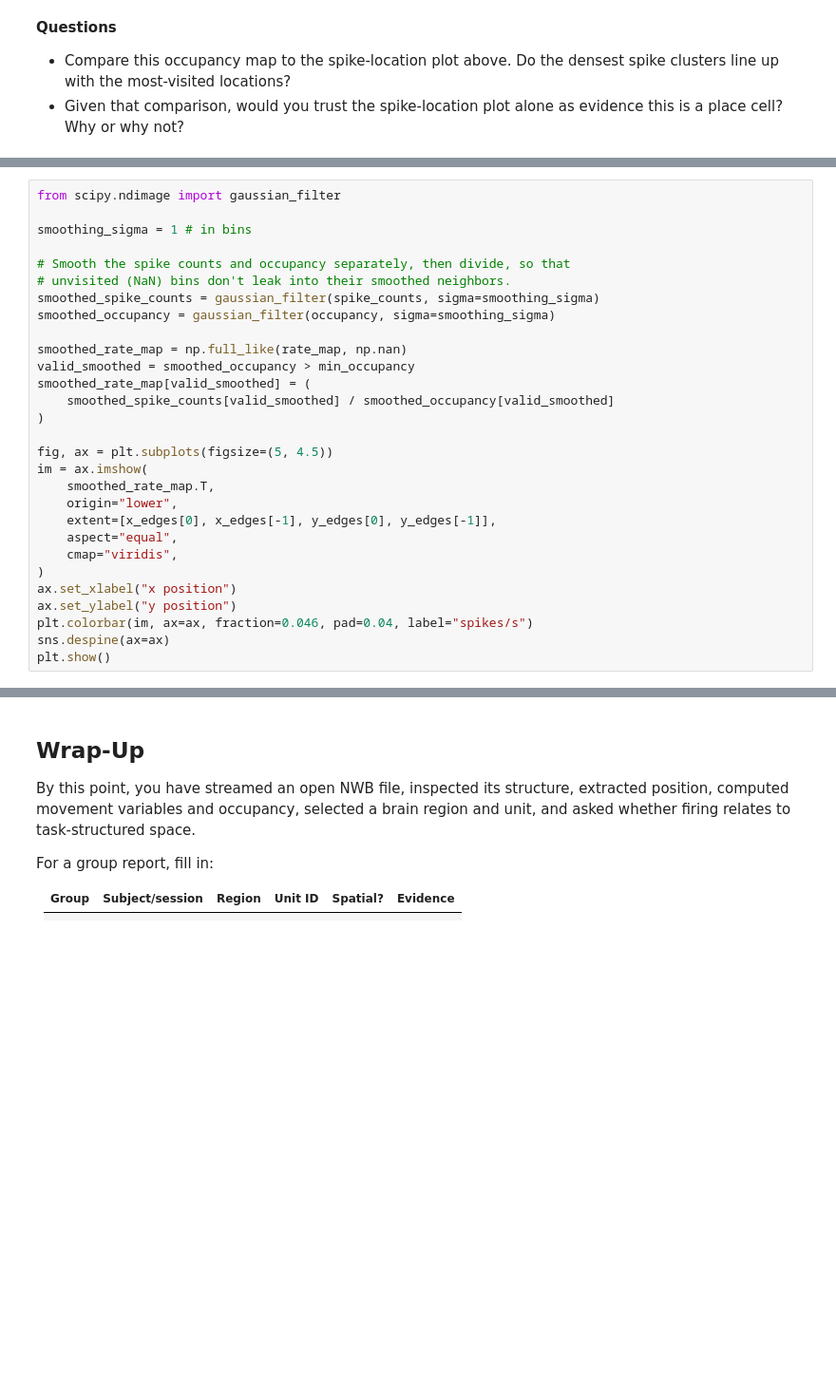
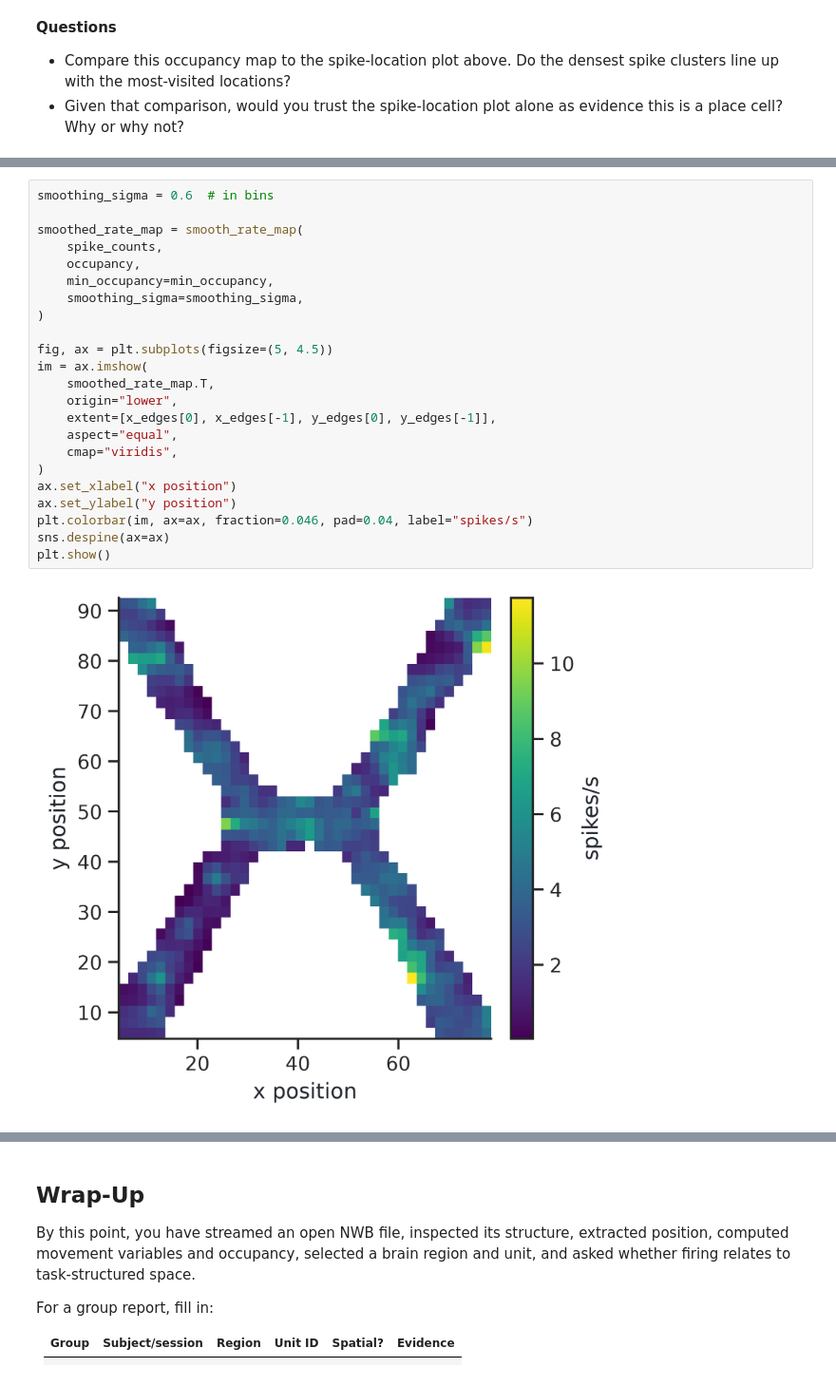
Before and after one commit to anirudh073/camp2026, a Jupyter notebook: camp-tutorials/01-open-data-exploration.ipynb, the cells around one changed output, grey strips where cells are left out. Shown at 95% size. Cells and saved outputs as stored; diff of their text form; blank space fills up the shorter version.

```diff
--- a/camp-tutorials/01-open-data-exploration.ipynb
+++ b/camp-tutorials/01-open-data-exploration.ipynb
@@ -814,30 +721,26 @@ plt.show()
 # %%
-from scipy.ndimage import gaussian_filter
+smoothing_sigma = 0.6  # in bins
 
-smoothing_sigma = 1 # in bins
-
-# Smooth the spike counts and occupancy separately, then divide, so that
-# unvisited (NaN) bins don't leak into their smoothed neighbors.
-smoothed_spike_counts = gaussian_filter(spike_counts, sigma=smoothing_sigma)
-smoothed_occupancy = gaussian_filter(occupancy, sigma=smoothing_sigma)
-
-smoothed_rate_map = np.full_like(rate_map, np.nan)
-valid_smoothed = smoothed_occupancy > min_occupancy
-smoothed_rate_map[valid_smoothed] = (
-    smoothed_spike_counts[valid_smoothed] / smoothed_occupancy[valid_smoothed]
+smoothed_rate_map = smooth_rate_map(
+    spike_counts,
+    occupancy,
+    min_occupancy=min_occupancy,
+    smoothing_sigma=smoothing_sigma,
 )
 
 fig, ax = plt.subplots(figsize=(5, 4.5))
 im = ax.imshow(
     smoothed_rate_map.T,
     origin="lower",
     extent=[x_edges[0], x_edges[-1], y_edges[0], y_edges[-1]],
     aspect="equal",
     cmap="viridis",
 )
 ax.set_xlabel("x position")
 ax.set_ylabel("y position")
 plt.colorbar(im, ax=ax, fraction=0.046, pad=0.04, label="spikes/s")
 sns.despine(ax=ax)
 plt.show()
+# %% [output]
+[figure, added]
 # %% [markdown]
```
Also changed, not shown: parts of 32 cells of this notebook.
